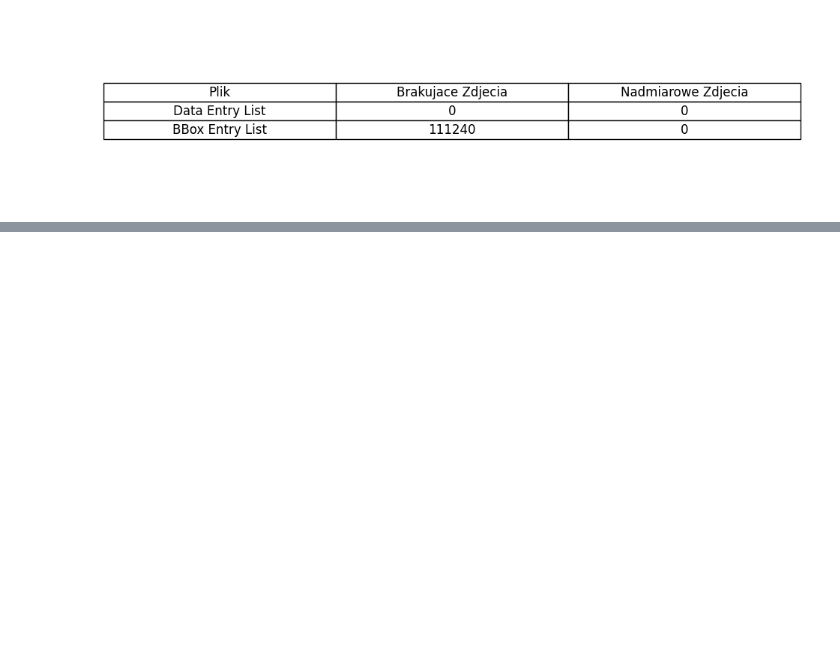
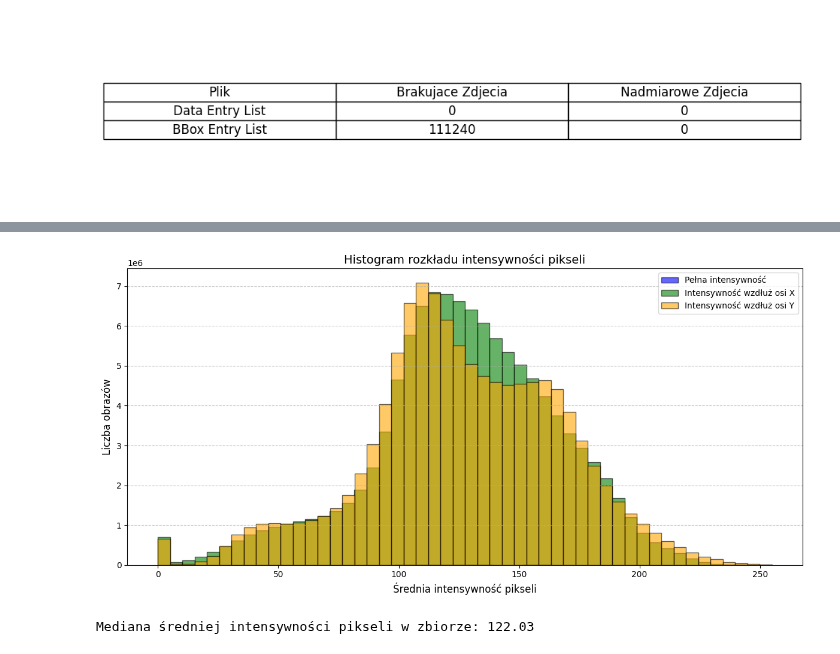
Before and after one commit to Argonus/codebook, a Jupyter notebook: studies/bachelor-thesis/data-analysis/DataAnalysis.ipynb, the cells around one changed output, grey strips where cells are left out. Saved outputs shown, nothing was run; the diff lists cells and outputs as text; code cells hidden in the pictures; blank space fills up the shorter version.

```diff
--- a/studies/bachelor-thesis/data-analysis/DataAnalysis.ipynb
+++ b/studies/bachelor-thesis/data-analysis/DataAnalysis.ipynb
@@ -236,0 +295,79 @@ plt.show()
+# %%
+import numpy as np
+import matplotlib.pyplot as plt
+from PIL import Image
+from tqdm import tqdm
+
+# Initialize lists for mean pixel intensity calculations
+pixel_means = []  # Full intensity means
+x_means_flat = []  # Intensity means along the x-axis
+y_means_flat = []  # Intensity means along the y-axis
+
+# Loop through all directories to process images
+for directory in matching_dirs:
+    nested_dir = f"{directory}/images"
+    image_files_in_dir = os.listdir(nested_dir)
+
+    for image_file in tqdm(image_files_in_dir, desc=f"Processing Images in {directory}", unit="image", leave=True):
+        image_path = os.path.join(nested_dir, image_file)
+        try:
+            with Image.open(image_path) as img:
+                # Convert to grayscale for consistent analysis
+                img = img.convert('L')
+                img_array = np.array(img, dtype=np.float32)  # Convert to NumPy array
+
+                # Full image mean intensity
+                pixel_means.append(img_array.mean())
+
+                # Intensity means along x (columns) and y (rows)
+                x_means_flat.extend(img_array.mean(axis=0))  # Mean across rows (vertical intensities)
+                y_means_flat.extend(img_array.mean(axis=1))  # Mean across columns (horizontal intensities)
+        except Exception as e:
+            tqdm.write(f"Error processing {image_file}: {e}")  # Use tqdm.write instead of print
+            continue
+
+# Plotting three histograms
+plt.figure(figsize=(12, 6))
+plt.hist(pixel_means, bins=50, alpha=0.6, label='Pełna intensywność', color='blue', edgecolor='black')
+plt.hist(x_means_flat, bins=50, alpha=0.6, label='Intensywność wzdłuż osi X', color='green', edgecolor='black')
+plt.hist(y_means_flat, bins=50, alpha=0.6, label='Intensywność wzdłuż osi Y', color='orange', edgecolor='black')
+
+# Add titles and labels
+plt.title("Histogram rozkładu intensywności pikseli", fontsize=14)
+plt.xlabel("Średnia intensywność pikseli", fontsize=12)
+plt.ylabel("Liczba obrazów", fontsize=12)
+plt.legend()
+plt.grid(axis='y', linestyle='--', alpha=0.7)
+plt.tight_layout()
+
+# Show the plot
+plt.show()
+# %% [output]
+[figure, added]
+# %%
+# SSIM Data Analysis
+## Mean calculation - we don't have ref images.
+# Ścieżka do katalogu z obrazami
+
+# Przechowywanie średnich intensywności
+pixel_intensities = []
+image_paths = []
+for directory in matching_dirs:
+    # Iteracja po obrazach w katalogu
+    nested_dir = f"{directory}/images"
+    for image_file in tqdm(os.listdir(nested_dir), desc=f"Calculating pixel_intensities {directory}"):
+        image_path = os.path.join(nested_dir, image_file)
+        try:
+            with Image.open(image_path) as img:
+                img = img.convert('L')  # Konwersja do skali szarości
+                img_array = np.array(img)
+                pixel_intensities.append(img_array.mean())  # Dodanie średniej intensywności obrazu
+                image_paths.append(image_path)
+        except Exception as e:
+            print(f"Błąd przetwarzania obrazu {image_file}: {e}")
+
+# Obliczanie mediany
+median_intensity = np.median(pixel_intensities)
+print(f"Mediana średniej intensywności pikseli w zbiorze: {median_intensity:.2f}")
+# %% [output]
+Mediana średniej intensywności pikseli w zbiorze: 122.03
```
Also changed, not shown: parts of 3 cells of this notebook, 1 other file.
